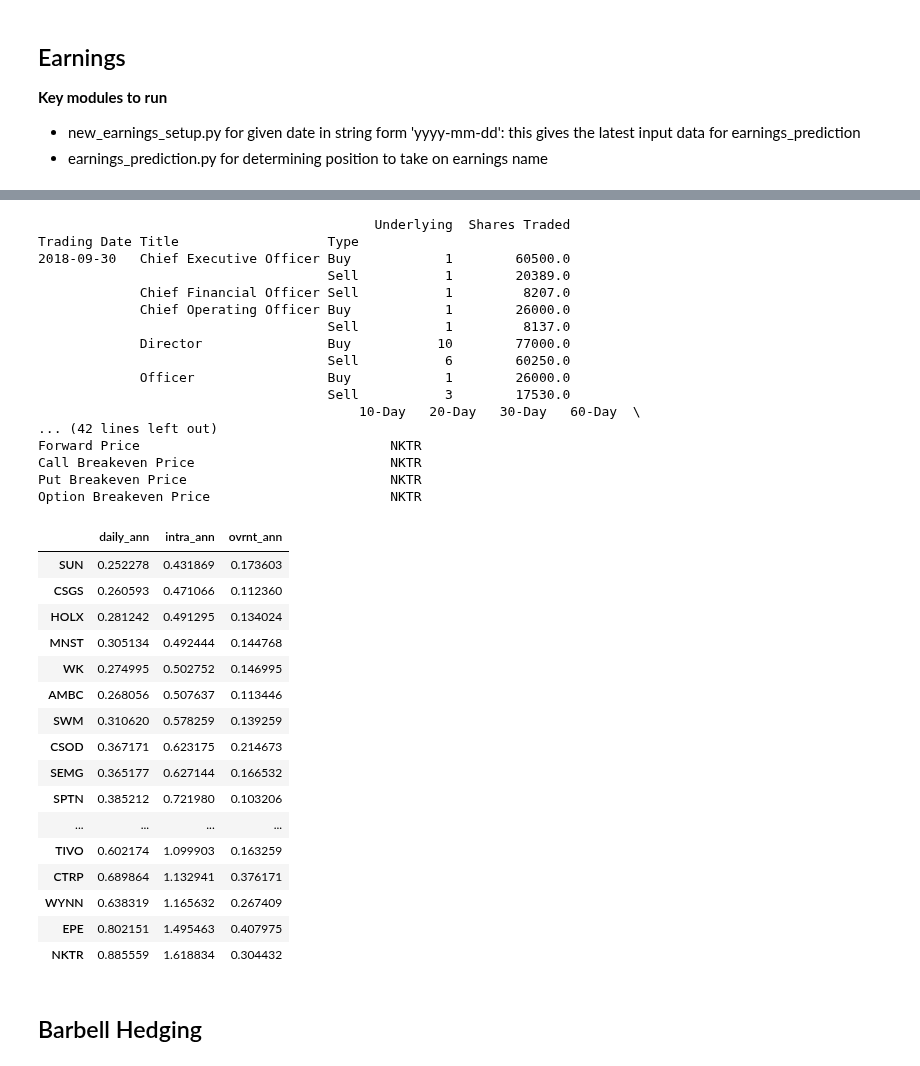
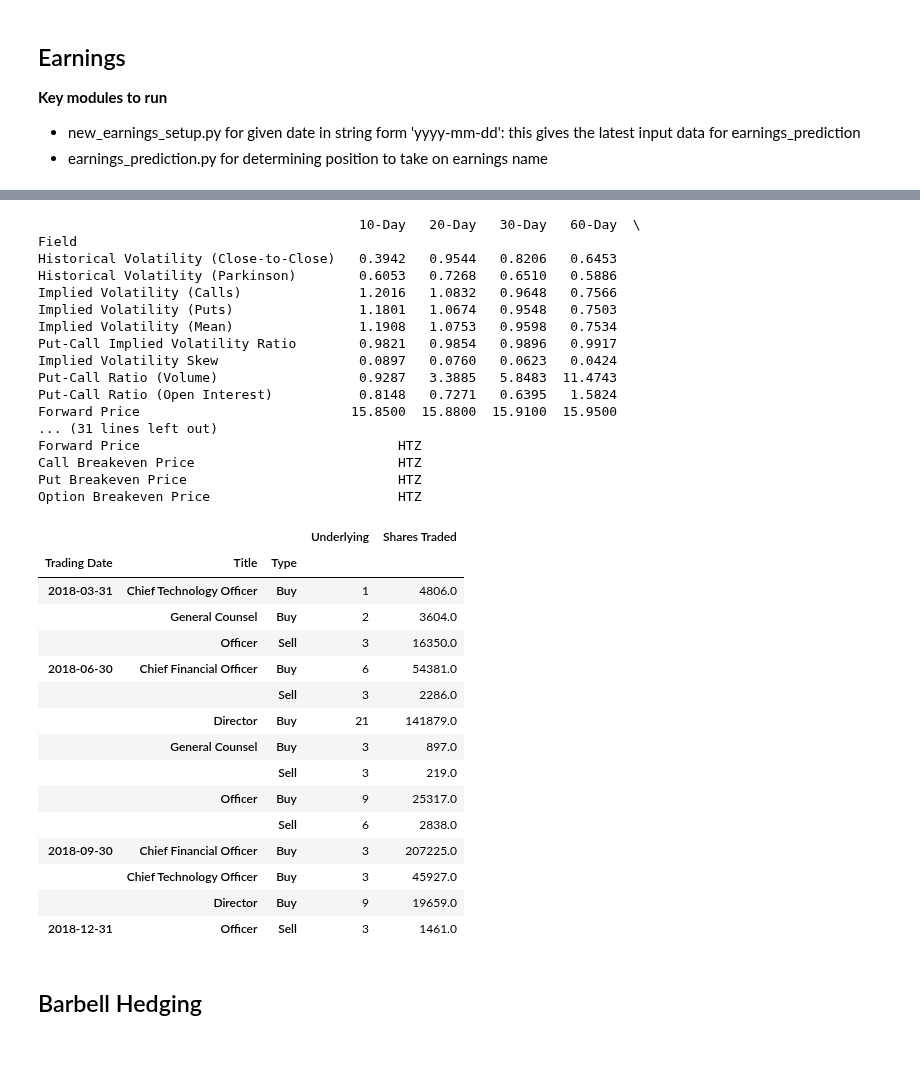
Before and after one commit to auto-d1dact/Trading, a Jupyter notebook: Notebooks/Daily Trading.ipynb, the cells around one changed output, grey strips where cells are left out. Drawn from its saved outputs; the diff is of its cells as text; code cells hidden in the pictures.

```diff
--- a/Notebooks/Daily Trading.ipynb
+++ b/Notebooks/Daily Trading.ipynb
@@ -414,26 +419,43 @@ INOV          Mean Rating       3.43       3.29       3.29     3.43
 # %%
-selected_name = 'NKTR'
+selected_name = 'HTZ'
 
-print(insider_trades[insider_trades.Underlying == selected_name].groupby(['Trading Date','Title',
-                                                                          'Type']).agg({'Underlying':'count',
-                                                                                        'Shares Traded': 'sum'}))
 aq = alphaquery(selected_name)
 print(aq.vol_df)
+
+insider_trades[insider_trades.Underlying == selected_name].groupby(['Trading Date','Title',
+                                                                    'Type']).agg({'Underlying':'count',
+                                                                                  'Shares Traded': 'sum'})
 # %% [output]
-                                           Underlying  Shares Traded
-Trading Date Title                   Type
-2018-09-30   Chief Executive Officer Buy            1        60500.0
-                                     Sell           1        20389.0
-             Chief Financial Officer Sell           1         8207.0
-             Chief Operating Officer Buy            1        26000.0
-                                     Sell           1         8137.0
-             Director                Buy           10        77000.0
-                                     Sell           6        60250.0
-             Officer                 Buy            1        26000.0
-                                     Sell           3        17530.0
                                          10-Day   20-Day   30-Day   60-Day  \
-... (42 lines left out)
-Forward Price                                NKTR
-Call Breakeven Price                         NKTR
-Put Breakeven Price                          NKTR
-Option Breakeven Price                       NKTR
+Field
+Historical Volatility (Close-to-Close)   0.3942   0.9544   0.8206   0.6453
+Historical Volatility (Parkinson)        0.6053   0.7268   0.6510   0.5886
+Implied Volatility (Calls)               1.2016   1.0832   0.9648   0.7566
+Implied Volatility (Puts)                1.1801   1.0674   0.9548   0.7503
+Implied Volatility (Mean)                1.1908   1.0753   0.9598   0.7534
+Put-Call Implied Volatility Ratio        0.9821   0.9854   0.9896   0.9917
+Implied Volatility Skew                  0.0897   0.0760   0.0623   0.0424
+Put-Call Ratio (Volume)                  0.9287   3.3885   5.8483  11.4743
+Put-Call Ratio (Open Interest)           0.8148   0.7271   0.6395   1.5824
+Forward Price                           15.8500  15.8800  15.9100  15.9500
+... (31 lines left out)
+Forward Price                                 HTZ
+Call Breakeven Price                          HTZ
+Put Breakeven Price                           HTZ
+Option Breakeven Price                        HTZ
+|  |  |  | Underlying | Shares Traded |
+| Trading Date | Title | Type |  |  |
+| 2018-03-31 | Chief Technology Officer | Buy | 1 | 4806.0 |
+|  | General Counsel | Buy | 2 | 3604.0 |
+|  | Officer | Sell | 3 | 16350.0 |
+| 2018-06-30 | Chief Financial Officer | Buy | 6 | 54381.0 |
+|  |  | Sell | 3 | 2286.0 |
+|  | Director | Buy | 21 | 141879.0 |
+|  | General Counsel | Buy | 3 | 897.0 |
+|  |  | Sell | 3 | 219.0 |
+|  | Officer | Buy | 9 | 25317.0 |
+|  |  | Sell | 6 | 2838.0 |
+| 2018-09-30 | Chief Financial Officer | Buy | 3 | 207225.0 |
+|  | Chief Technology Officer | Buy | 3 | 45927.0 |
+|  | Director | Buy | 9 | 19659.0 |
+| 2018-12-31 | Officer | Sell | 3 | 1461.0 |
@@ -449,20 +461,0 @@ hv_df = pd.concat(vols_list,axis = 0)
-# %%
-hv_df.sort_values('intra_ann')
-# %% [output]
-|  | daily_ann | intra_ann | ovrnt_ann |
-| SUN | 0.252278 | 0.431869 | 0.173603 |
-| CSGS | 0.260593 | 0.471066 | 0.112360 |
-| HOLX | 0.281242 | 0.491295 | 0.134024 |
-| MNST | 0.305134 | 0.492444 | 0.144768 |
-| WK | 0.274995 | 0.502752 | 0.146995 |
-| AMBC | 0.268056 | 0.507637 | 0.113446 |
-| SWM | 0.310620 | 0.578259 | 0.139259 |
-| CSOD | 0.367171 | 0.623175 | 0.214673 |
-| SEMG | 0.365177 | 0.627144 | 0.166532 |
-| SPTN | 0.385212 | 0.721980 | 0.103206 |
-| ... | ... | ... | ... |
-| TIVO | 0.602174 | 1.099903 | 0.163259 |
-| CTRP | 0.689864 | 1.132941 | 0.376171 |
-| WYNN | 0.638319 | 1.165632 | 0.267409 |
-| EPE | 0.802151 | 1.495463 | 0.407975 |
-| NKTR | 0.885559 | 1.618834 | 0.304432 |
```
Also changed, not shown: parts of 11 cells of this notebook.
